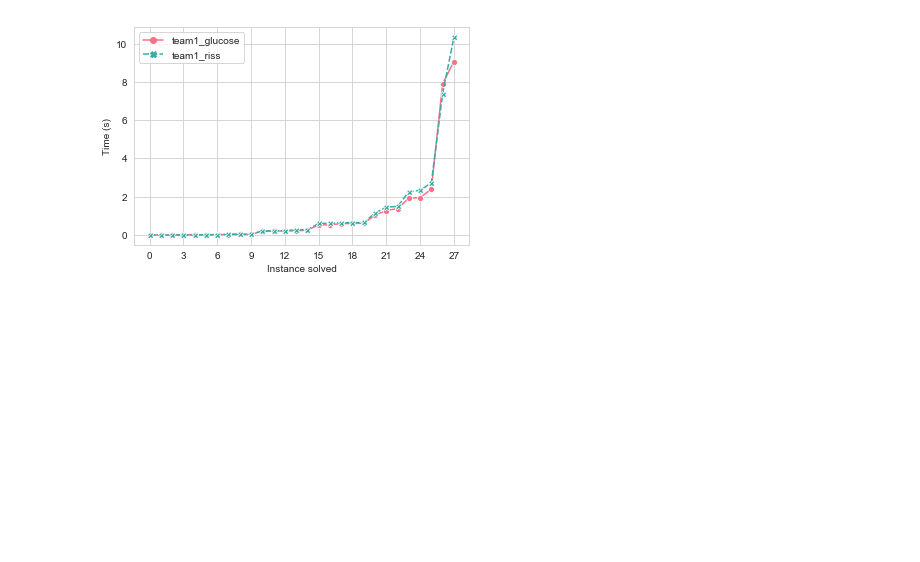
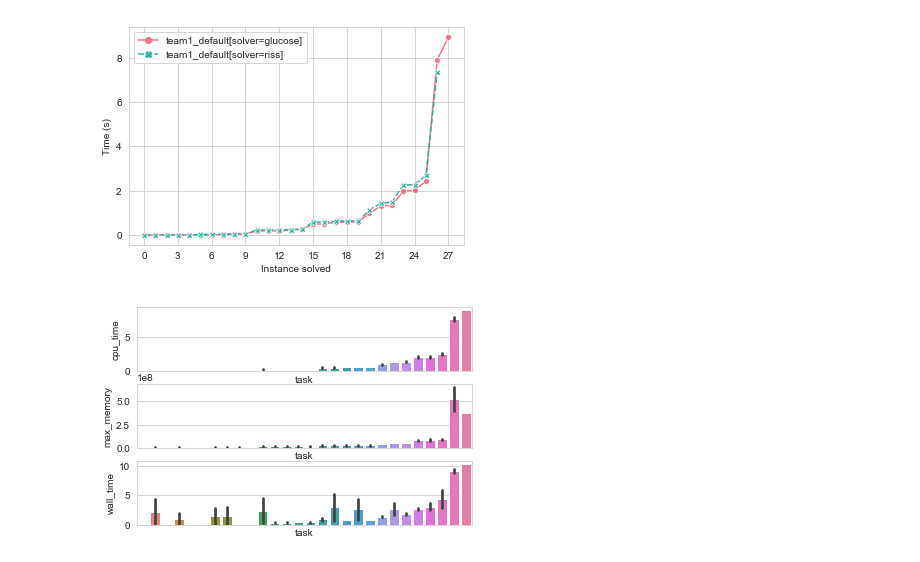
Before and after one commit to rkkautsar/reprobench, a Jupyter notebook: examples/sudokusat/sudoku/playground.ipynb, the cells around one changed output. Cells and saved outputs as stored; diff of their text form; code cells hidden in the pictures; blank space fills up the shorter version.

```diff
--- a/examples/sudokusat/sudoku/playground.ipynb
+++ b/examples/sudokusat/sudoku/playground.ipynb
@@ -82,5 +72,5 @@ plt.show()
 # %%
-measure = 'cpu'
+measure = 'cpu_time'
 cactus_df = pd.DataFrame()
 grouped_by_tool = (
     df
@@ -103,4 +93,16 @@ fig = sns.lineplot(data=cactus_df, palette="husl", markers=True)
 fig.xaxis.set_major_locator(ticker.MaxNLocator(integer=True))
 plt.show()
 # %% [output]
-[figure, old version]
+[figure, new version]
+# %%
+sorted_df = df.sort_values("cpu_time")
+fig, axs = plt.subplots(nrows=3, sharex=True)
+
+measures = ["cpu_time", "max_memory", "wall_time"]
+for idx, measure in enumerate(measures):
+    sns.barplot(data=sorted_df, y=measure, x="task", palette="husl", ax=axs[idx])
+
+plt.xticks([])
+plt.show()
+# %% [output]
+[figure, added]
```
Also changed, not shown: parts of 5 cells of this notebook, 32 other files.
